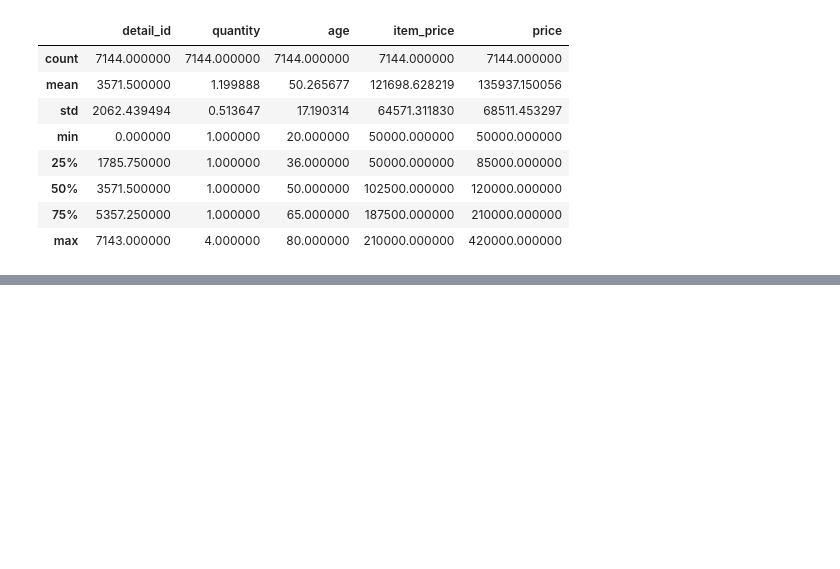
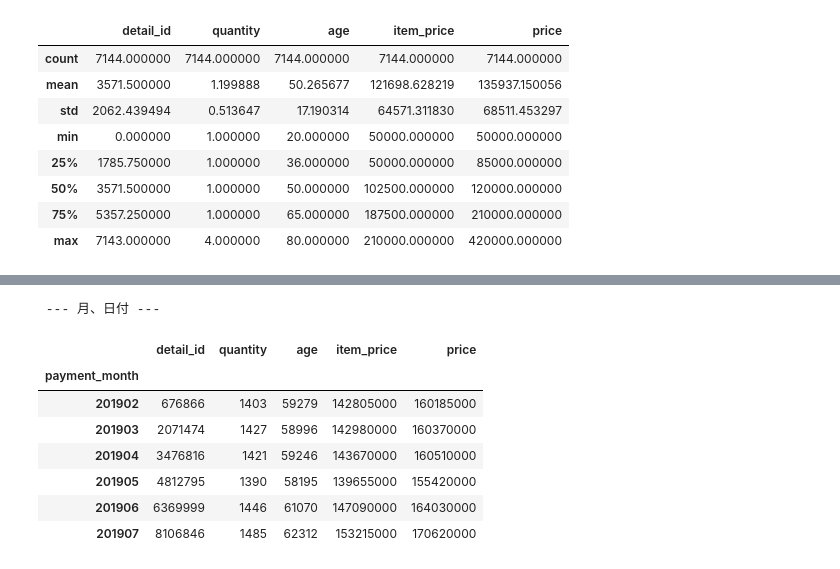
Before and after one commit to snjssk/data-analytics-lesson, a Jupyter notebook: lesson1/lesson1.ipynb, the cells around one changed output, grey strips where cells are left out. Cells and saved outputs as stored; diff of their text form; code cells hidden in the pictures; blank space fills up the shorter version.

```diff
--- a/lesson1/lesson1.ipynb
+++ b/lesson1/lesson1.ipynb
@@ -124,0 +164,13 @@ join_data.describe()
+# %%
+print(' --- 月別の集計 ---')
+join_data.groupby('payment_month').sum()
+# %% [output]
+ --- 月、日付 ---
+|  | detail_id | quantity | age | item_price | price |
+| payment_month |  |  |  |  |  |
+| 201902 | 676866 | 1403 | 59279 | 142805000 | 160185000 |
+| 201903 | 2071474 | 1427 | 58996 | 142980000 | 160370000 |
+| 201904 | 3476816 | 1421 | 59246 | 143670000 | 160510000 |
+| 201905 | 4812795 | 1390 | 58195 | 139655000 | 155420000 |
+| 201906 | 6369999 | 1446 | 61070 | 147090000 | 164030000 |
+| 201907 | 8106846 | 1485 | 62312 | 153215000 | 170620000 |
```
Also changed, not shown: parts of 5 cells of this notebook, 4 other files.
